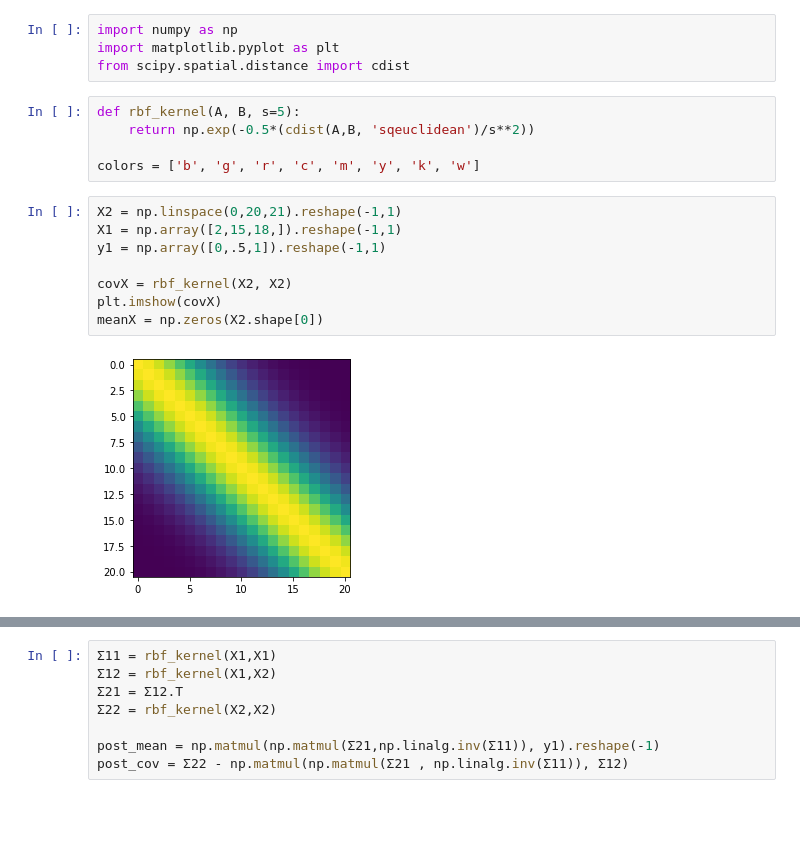
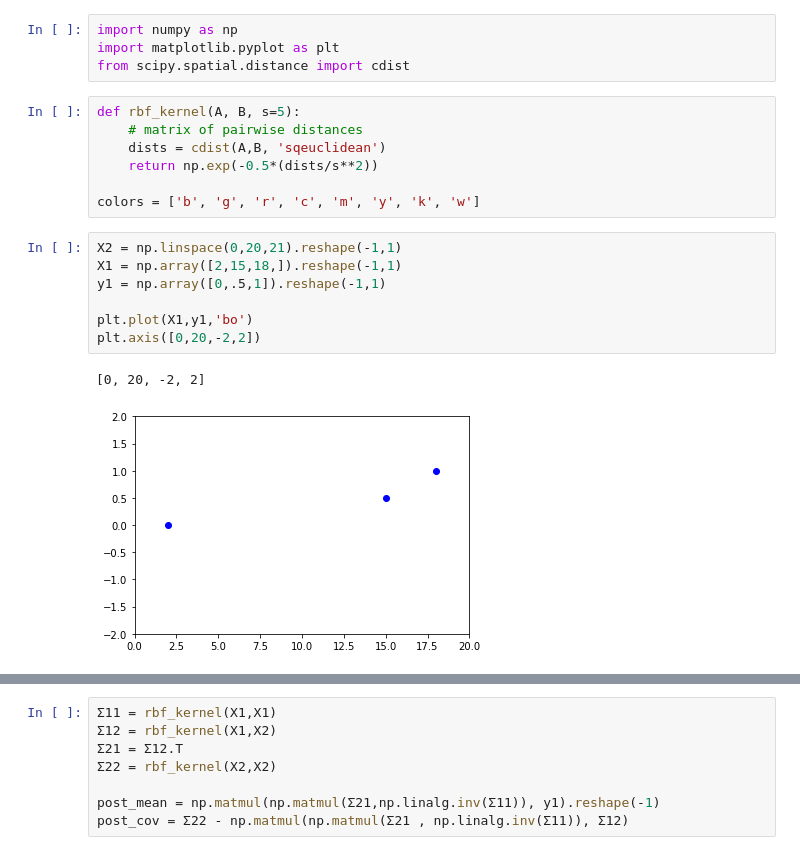
Before and after one commit to vogi23/VM2-Code, a Jupyter notebook: project/01_Simple_GP.ipynb, the cells around one changed output, grey strips where cells are left out. Cells and saved outputs as stored; diff of their text form; blank space fills up the shorter version.

```diff
--- a/project/01_Simple_GP.ipynb
+++ b/project/01_Simple_GP.ipynb
@@ -4,16 +4,18 @@ import matplotlib.pyplot as plt
 from scipy.spatial.distance import cdist
 # %%
 def rbf_kernel(A, B, s=5):
-    return np.exp(-0.5*(cdist(A,B, 'sqeuclidean')/s**2))
+    # matrix of pairwise distances
+    dists = cdist(A,B, 'sqeuclidean')
+    return np.exp(-0.5*(dists/s**2))
 
 colors = ['b', 'g', 'r', 'c', 'm', 'y', 'k', 'w']
 # %%
 X2 = np.linspace(0,20,21).reshape(-1,1)
 X1 = np.array([2,15,18,]).reshape(-1,1)
 y1 = np.array([0,.5,1]).reshape(-1,1)
 
-covX = rbf_kernel(X2, X2)
-plt.imshow(covX)
-meanX = np.zeros(X2.shape[0])
+plt.plot(X1,y1,'bo')
+plt.axis([0,20,-2,2])
 # %% [output]
+[0, 20, -2, 2]
-[figure, old version]
+[figure, new version]
```
Also changed, not shown: parts of 3 cells of this notebook, 4 other files.
